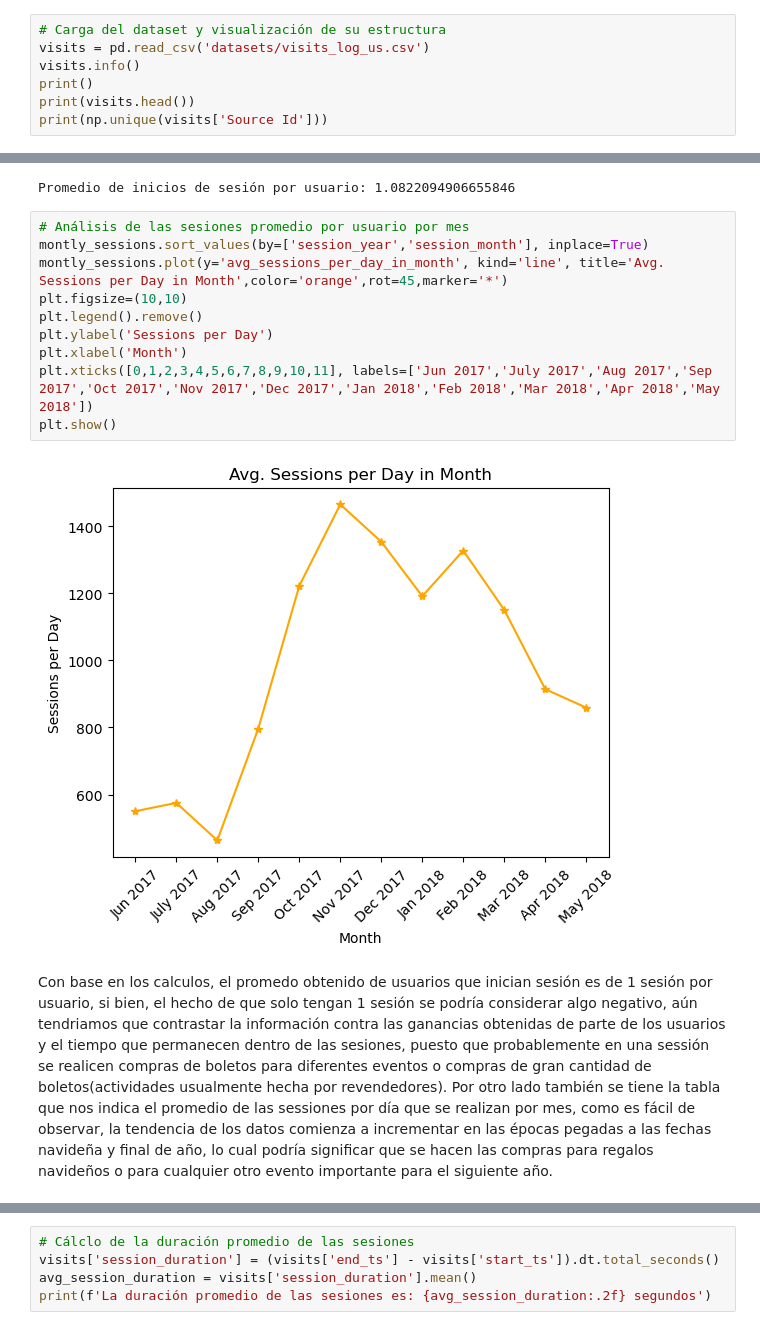
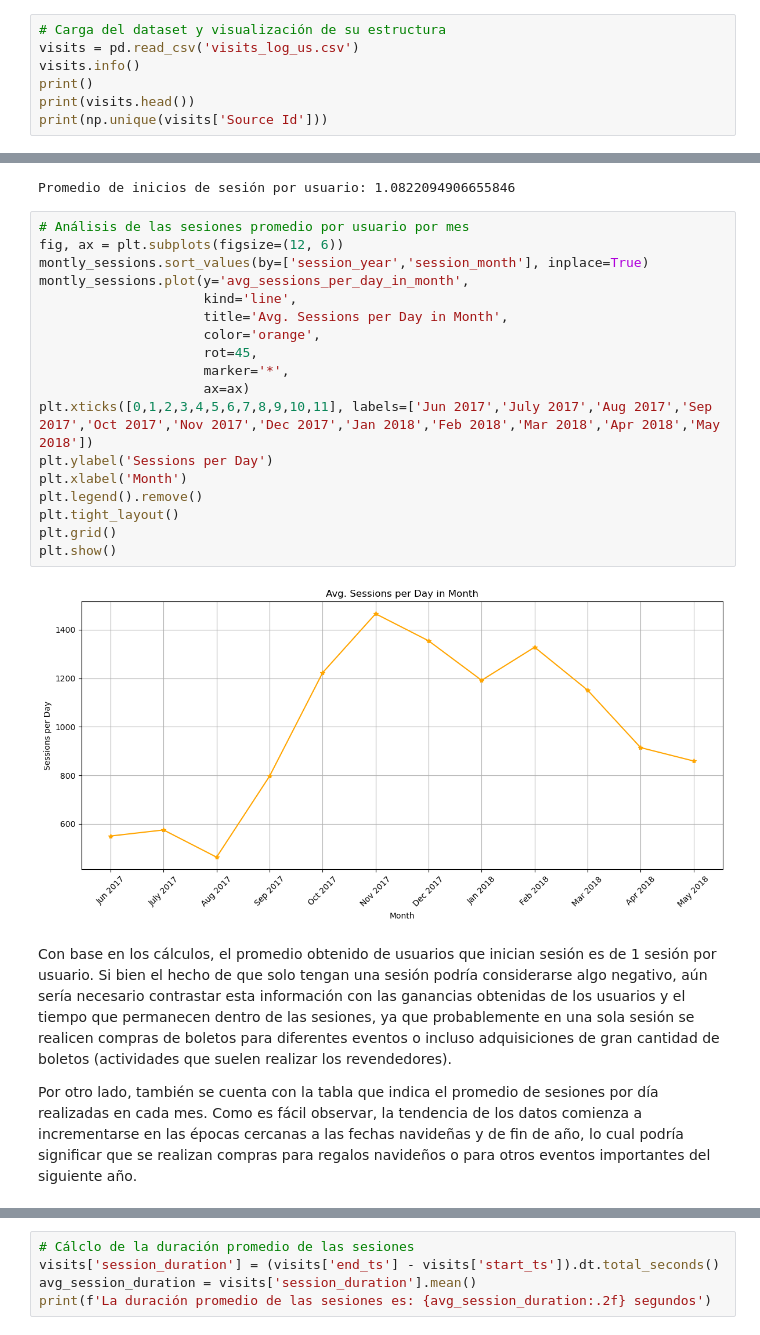
Before and after one commit to SebastianVeraM/Business_Analysis, a Jupyter notebook: Sprint10_notebook.ipynb, the cells around one changed output, grey strips where cells are left out. Cells and saved outputs as stored; diff of their text form.

```diff
--- a/Sprint10_notebook.ipynb
+++ b/Sprint10_notebook.ipynb
@@ -10,6 +45,6 @@ import seaborn as sns
 # %%
 # Carga del dataset y visualización de su estructura
-visits = pd.read_csv('datasets/visits_log_us.csv')
+visits = pd.read_csv('visits_log_us.csv')
 visits.info()
 print()
 print(visits.head())
@@ -201,16 +250,26 @@ print('Promedio de inicios de sesión por usuario:',montly_sessions['avg_session
 Promedio de inicios de sesión por usuario: 1.0822094906655846
 # %%
 # Análisis de las sesiones promedio por usuario por mes
+fig, ax = plt.subplots(figsize=(12, 6))
 montly_sessions.sort_values(by=['session_year','session_month'], inplace=True)
-montly_sessions.plot(y='avg_sessions_per_day_in_month', kind='line', title='Avg. Sessions per Day in Month',color='orange',rot=45,marker='*')
-plt.figsize=(10,10)
-plt.legend().remove()
+montly_sessions.plot(y='avg_sessions_per_day_in_month',
+                     kind='line',
+                     title='Avg. Sessions per Day in Month',
+                     color='orange',
+                     rot=45,
+                     marker='*',
+                     ax=ax)
+plt.xticks([0,1,2,3,4,5,6,7,8,9,10,11], labels=['Jun 2017','July 2017','Aug 2017','Sep 2017','Oct 2017','Nov 2017','Dec 2017','Jan 2018','Feb 2018','Mar 2018','Apr 2018','May 2018'])
 plt.ylabel('Sessions per Day')
 plt.xlabel('Month')
-plt.xticks([0,1,2,3,4,5,6,7,8,9,10,11], labels=['Jun 2017','July 2017','Aug 2017','Sep 2017','Oct 2017','Nov 2017','Dec 2017','Jan 2018','Feb 2018','Mar 2018','Apr 2018','May 2018'])
+plt.legend().remove()
+plt.tight_layout()
+plt.grid()
 plt.show()
 # %% [output]
-[figure, old version]
+[figure, new version]
 # %% [markdown]
-Con base en los calculos, el promedo obtenido de usuarios que inician sesión es de 1 sesión por usuario, si bien, el hecho de que solo tengan 1 sesión se podría considerar algo negativo, aún tendriamos que contrastar la información contra las ganancias obtenidas de parte de los usuarios y el tiempo que permanecen dentro de las sesiones, puesto que probablemente en una sessión se realicen compras de boletos para diferentes eventos o compras de gran cantidad de boletos(actividades usualmente hecha por revendedores). Por otro lado también se tiene la tabla que nos indica el promedio de las sessiones por día que se realizan por mes, como es fácil de observar, la tendencia de los datos comienza a incrementar en las épocas pegadas a las fechas navideña y final de año, lo cual podría significar que se hacen las compras para regalos navideños o para cualquier otro evento importante para el siguiente año.
+Con base en los cálculos, el promedio obtenido de usuarios que inician sesión es de 1 sesión por usuario. Si bien el hecho de que solo tengan una sesión podría considerarse algo negativo, aún sería necesario contrastar esta información con las ganancias obtenidas de los usuarios y el tiempo que permanecen dentro de las sesiones, ya que probablemente en una sola sesión se realicen compras de boletos para diferentes eventos o incluso adquisiciones de gran cantidad de boletos (actividades que suelen realizar los revendedores).
+
+Por otro lado, también se cuenta con la tabla que indica el promedio de sesiones por día realizadas en cada mes. Como es fácil observar, la tendencia de los datos comienza a incrementarse en las épocas cercanas a las fechas navideñas y de fin de año, lo cual podría significar que se realizan compras para regalos navideños o para otros eventos importantes del siguiente año.
 # %%
```
Also changed, not shown: parts of 110 cells of this notebook, 2 other files.
